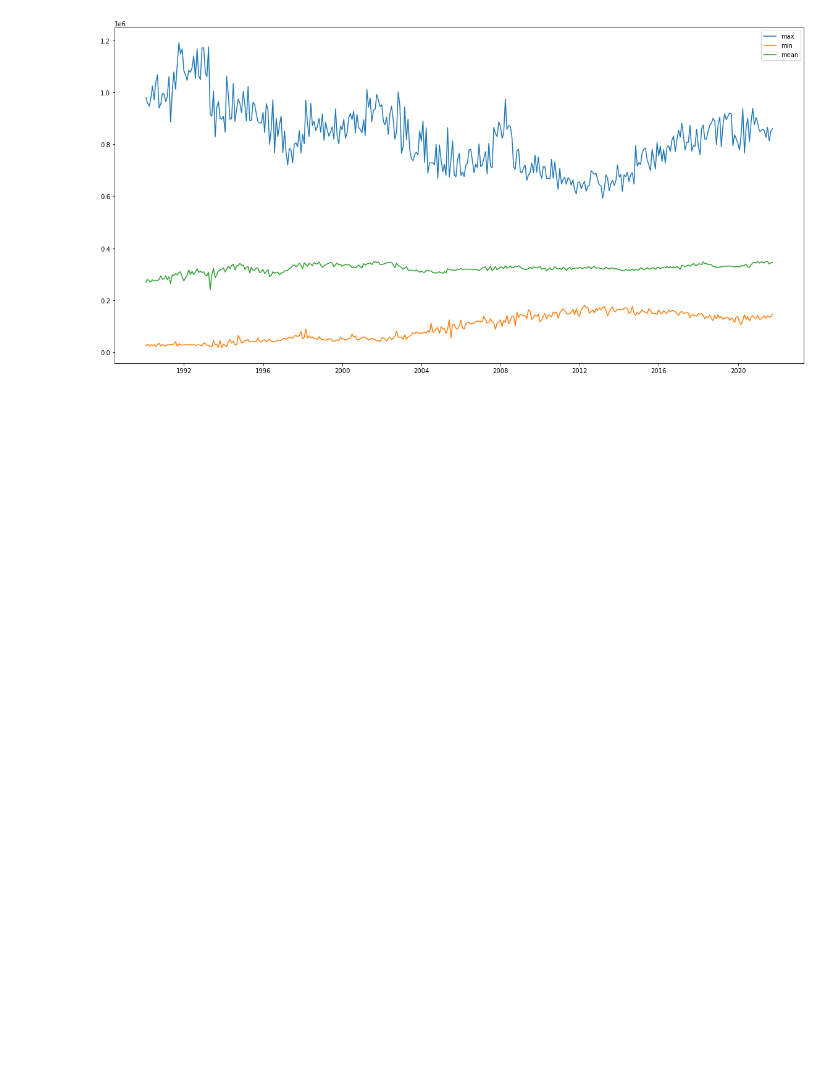
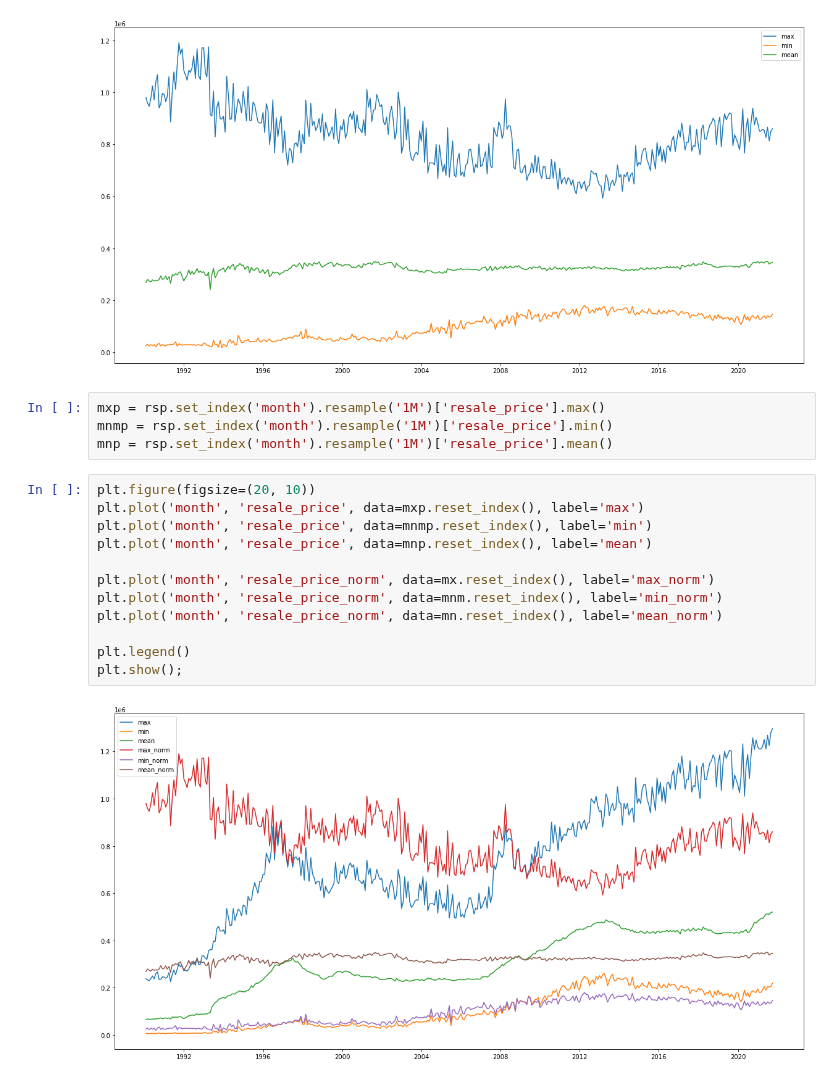
Before and after one commit to mcmanus-git/Singapore-HDB, a Jupyter notebook: michael/EDA/hpi_normalization_eda.ipynb, the cells around one changed output. Saved outputs shown, nothing was run; the diff lists cells and outputs as text; blank space fills up the shorter version.

```diff
--- a/michael/EDA/hpi_normalization_eda.ipynb
+++ b/michael/EDA/hpi_normalization_eda.ipynb
@@ -181,4 +181,22 @@ plt.legend()
 plt.show();
 # %% [output]
 [figure]
+# %%
+mxp = rsp.set_index('month').resample('1M')['resale_price'].max()
+mnmp = rsp.set_index('month').resample('1M')['resale_price'].min()
+mnp = rsp.set_index('month').resample('1M')['resale_price'].mean()
+# %%
+plt.figure(figsize=(20, 10))
+plt.plot('month', 'resale_price', data=mxp.reset_index(), label='max')
+plt.plot('month', 'resale_price', data=mnmp.reset_index(), label='min')
+plt.plot('month', 'resale_price', data=mnp.reset_index(), label='mean')
+
+plt.plot('month', 'resale_price_norm', data=mx.reset_index(), label='max_norm')
+plt.plot('month', 'resale_price_norm', data=mnm.reset_index(), label='min_norm')
+plt.plot('month', 'resale_price_norm', data=mn.reset_index(), label='mean_norm')
+
+plt.legend()
+plt.show();
+# %% [output]
+[figure, added]
 # %%
```
Also changed, not shown: parts of 1 cell of this notebook.
